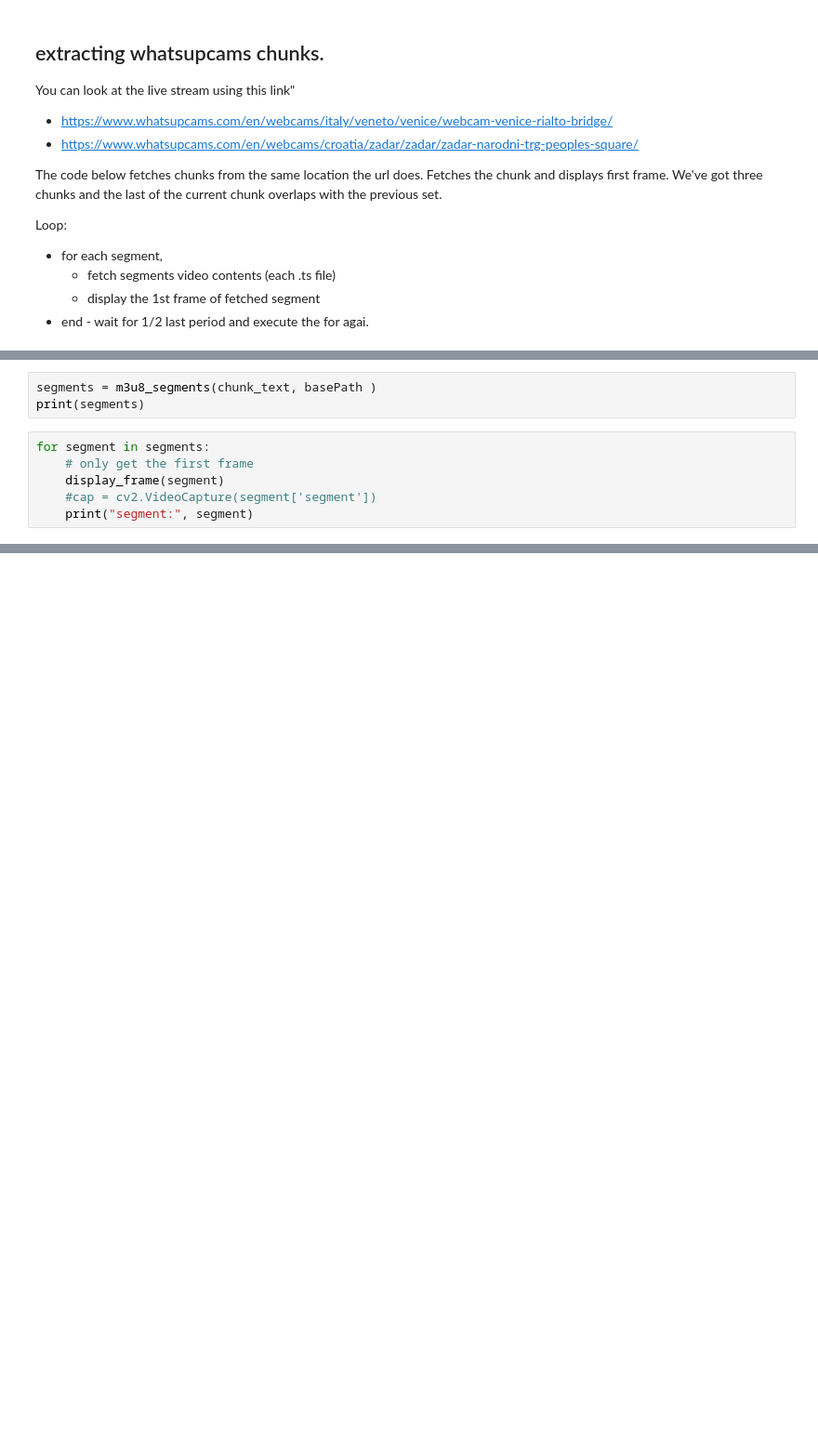
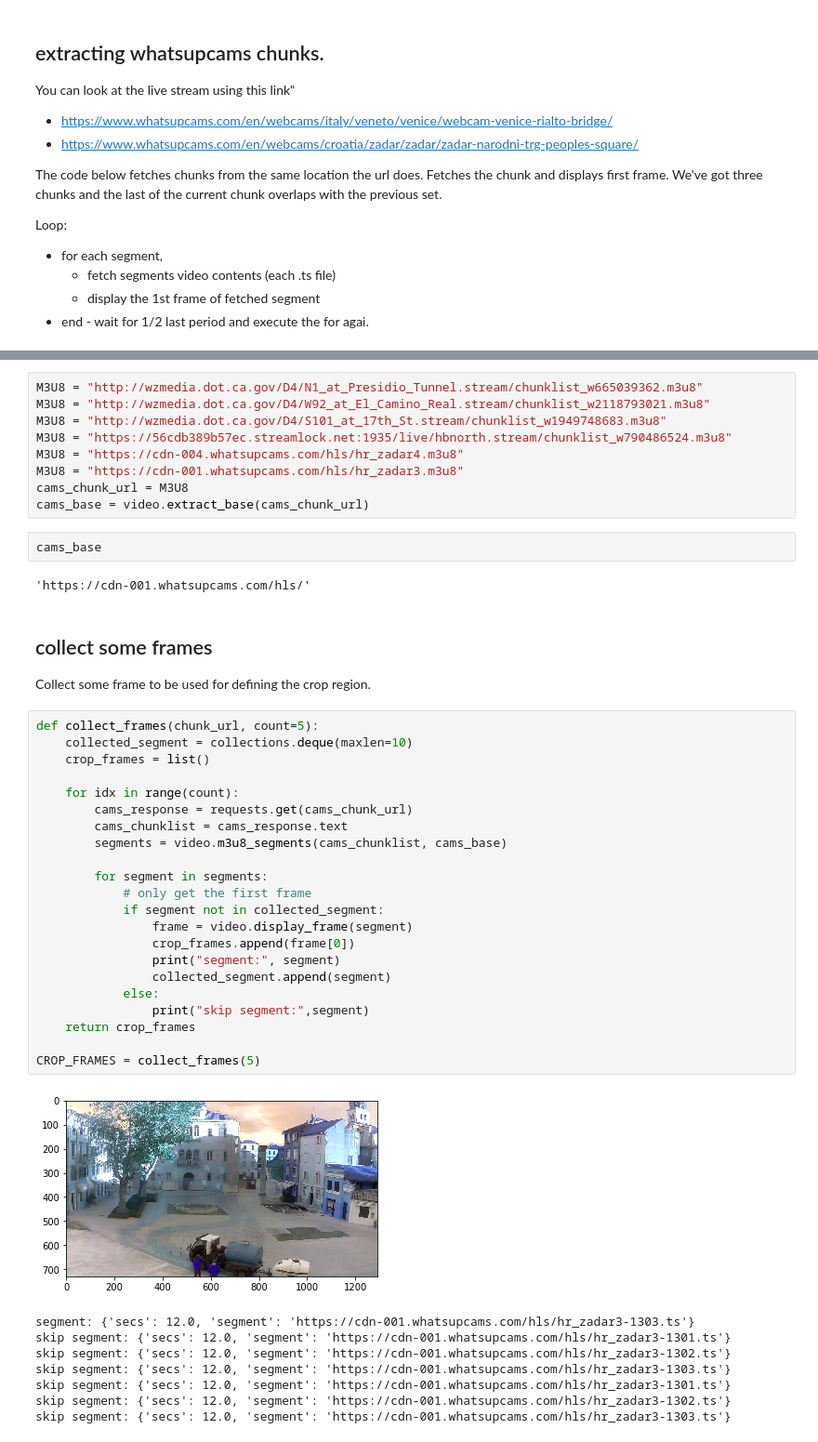
Before and after one commit to IBMStreams/sample.wikirecent, a Jupyter notebook: jupyter/videoGrab.ipynb, the cells around one changed output, grey strips where cells are left out. Shown at 93% size. Cells and saved outputs as stored; diff of their text form; blank space fills up the shorter version.

```diff
--- a/jupyter/videoGrab.ipynb
+++ b/jupyter/videoGrab.ipynb
@@ -301,9 +159,0 @@ chunk_text = r.text
-# %%
-segments = m3u8_segments(chunk_text, basePath )
-print(segments)
-# %%
-for segment in segments:
-    # only get the first frame
-    display_frame(segment)
-    #cap = cv2.VideoCapture(segment['segment'])
-    print("segment:", segment)
@@ -344,0 +162,48 @@ r = requests.get("https://zoo.sandiegozoo.org/cams/polar-cam")
+# %%
+M3U8 = "http://wzmedia.dot.ca.gov/D4/N1_at_Presidio_Tunnel.stream/chunklist_w665039362.m3u8"
+M3U8 = "http://wzmedia.dot.ca.gov/D4/W92_at_El_Camino_Real.stream/chunklist_w2118793021.m3u8"
+M3U8 = "http://wzmedia.dot.ca.gov/D4/S101_at_17th_St.stream/chunklist_w1949748683.m3u8"
+M3U8 = "https://56cdb389b57ec.streamlock.net:1935/live/hbnorth.stream/chunklist_w790486524.m3u8"
+M3U8 = "https://cdn-004.whatsupcams.com/hls/hr_zadar4.m3u8"
+M3U8 = "https://cdn-001.whatsupcams.com/hls/hr_zadar3.m3u8"
+cams_chunk_url = M3U8
+cams_base = video.extract_base(cams_chunk_url)
+# %%
+cams_base
+# %% [output]
+'https://cdn-001.whatsupcams.com/hls/'
+# %% [markdown]
+## collect some frames
+
+Collect some frame to be used for defining the crop region.
+# %%
+def collect_frames(chunk_url, count=5):
+    collected_segment = collections.deque(maxlen=10)
+    crop_frames = list()
+
+    for idx in range(count):
+        cams_response = requests.get(cams_chunk_url)
+        cams_chunklist = cams_response.text
+        segments = video.m3u8_segments(cams_chunklist, cams_base)
+
+        for segment in segments:
+            # only get the first frame
+            if segment not in collected_segment:
+                frame = video.display_frame(segment)
+                crop_frames.append(frame[0])
+                print("segment:", segment)
+                collected_segment.append(segment)
+            else:
+                print("skip segment:",segment)
+    return crop_frames
+
+CROP_FRAMES = collect_frames(5)
+# %% [output]
+[figure, added]
+segment: {'secs': 12.0, 'segment': 'https://cdn-001.whatsupcams.com/hls/hr_zadar3-1303.ts'}
+skip segment: {'secs': 12.0, 'segment': 'https://cdn-001.whatsupcams.com/hls/hr_zadar3-1301.ts'}
+skip segment: {'secs': 12.0, 'segment': 'https://cdn-001.whatsupcams.com/hls/hr_zadar3-1302.ts'}
+skip segment: {'secs': 12.0, 'segment': 'https://cdn-001.whatsupcams.com/hls/hr_zadar3-1303.ts'}
+skip segment: {'secs': 12.0, 'segment': 'https://cdn-001.whatsupcams.com/hls/hr_zadar3-1301.ts'}
+skip segment: {'secs': 12.0, 'segment': 'https://cdn-001.whatsupcams.com/hls/hr_zadar3-1302.ts'}
+skip segment: {'secs': 12.0, 'segment': 'https://cdn-001.whatsupcams.com/hls/hr_zadar3-1303.ts'}
```
Also changed, not shown: parts of 42 cells of this notebook.
